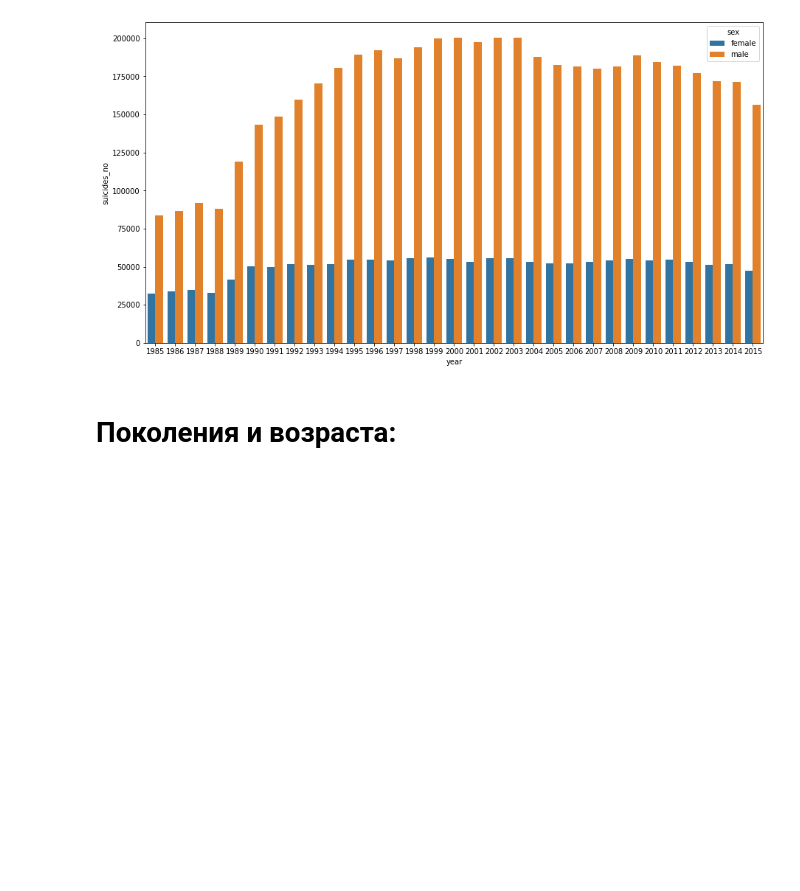
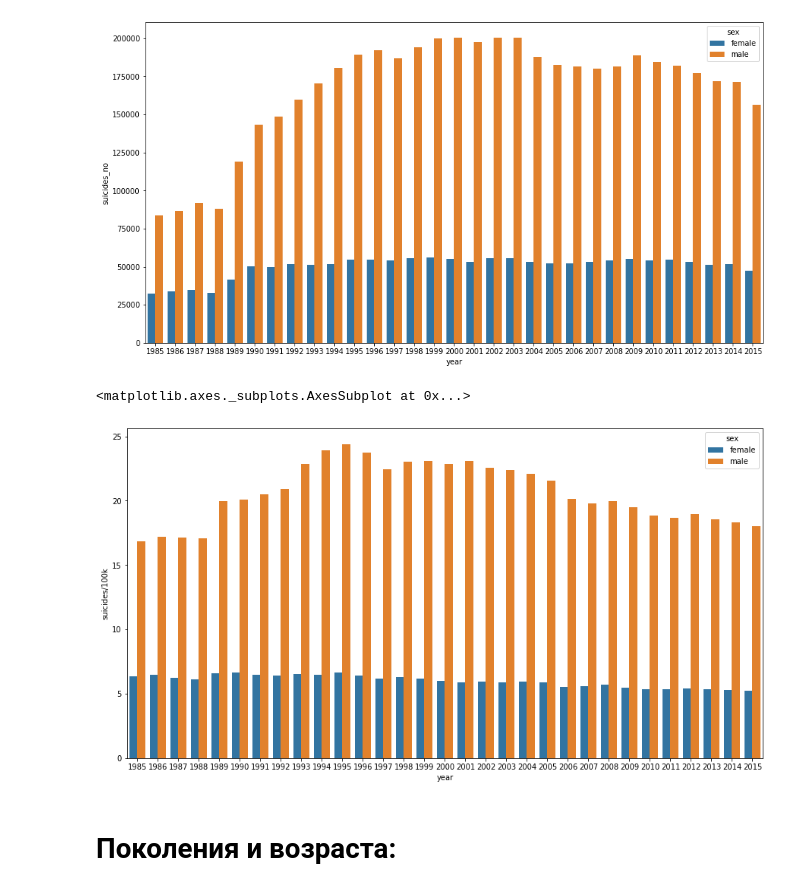
Before and after one commit to Katmalu/Suicide_Rates_Overview_1985_to_2016, a Jupyter notebook: Suicide_Rates_Overview_1985_to_2016.ipynb, the cells around one changed output. Saved outputs shown, nothing was run; the diff lists cells and outputs as text; code cells hidden in the pictures; blank space fills up the shorter version.

```diff
--- a/Suicide_Rates_Overview_1985_to_2016.ipynb
+++ b/Suicide_Rates_Overview_1985_to_2016.ipynb
@@ -229,6 +216,15 @@ sns.barplot(data=graph, y='suicides_no', x='year', hue = "sex")
 # %% [output]
 <matplotlib.axes._subplots.AxesSubplot at 0x...>
 [figure]
+# %%
+plt.figure(figsize=(15,8))
+graph_100k = data[['sex', 'year', 'suicides_no', 'population']].groupby(["year","sex"]).sum()
+graph_100k['suicides/100k'] = graph_100k['suicides_no']*100000/graph_100k['population']
+graph_100k = graph_100k.reset_index()
+sns.barplot(data=graph_100k, y='suicides/100k', x='year', hue = "sex")
+# %% [output]
+<matplotlib.axes._subplots.AxesSubplot at 0x...>
+[figure, added]
 # %% [markdown]
 # Поколения и возраста:
 # %%
```
Also changed, not shown: parts of 27 cells of this notebook.
